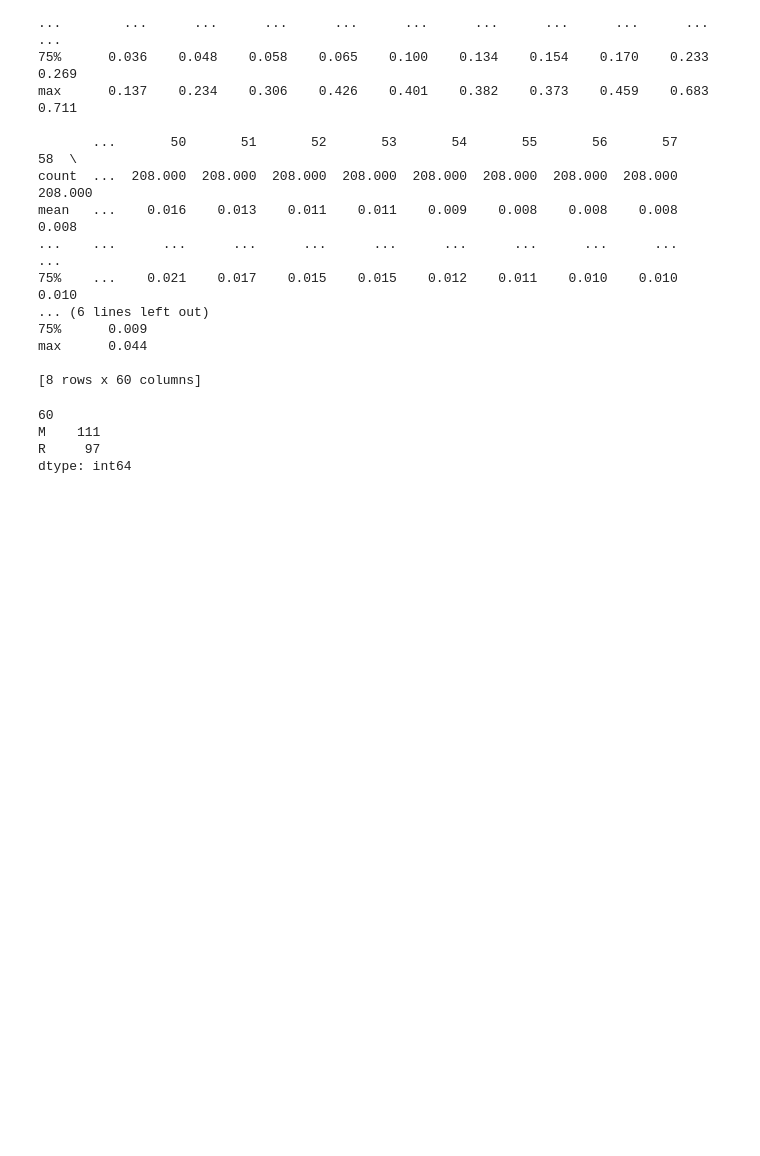
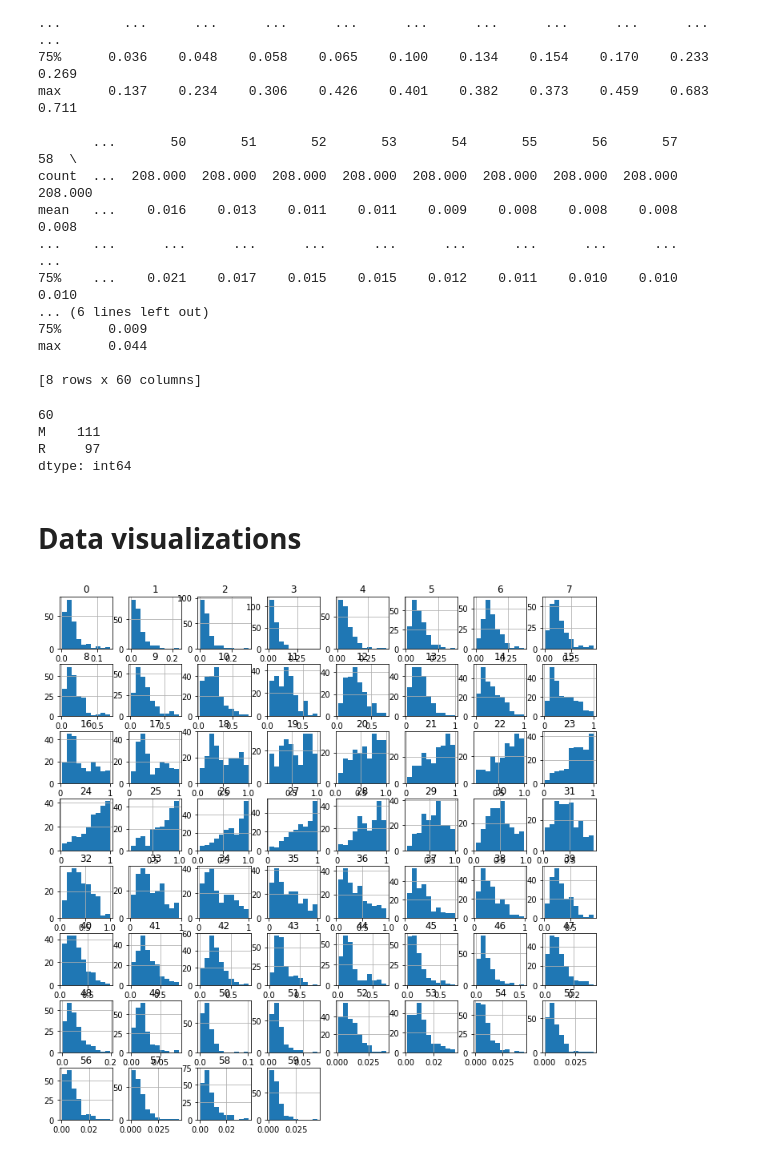
Before and after one commit to MYaassir/DeepLearning_Project1, a Jupyter notebook: DL_1st_Project-Sonar-Dataset-2.ipynb, the cells around one changed output. Drawn from its saved outputs; the diff is of its cells as text; code cells hidden in the pictures; blank space fills up the shorter version.

```diff
--- a/DL_1st_Project-Sonar-Dataset-2.ipynb
+++ b/DL_1st_Project-Sonar-Dataset-2.ipynb
@@ -99,3 +98,11 @@ print(dataset.groupby(60).size())
 M    111
 R     97
 dtype: int64
+# %% [markdown]
+# Data visualizations
+# %%
+# histograms
+dataset.hist(figsize = (12,12))
+pyplot.show()
+# %% [output]
+[figure, added]
```
Also changed, not shown: parts of 6 cells of this notebook.
